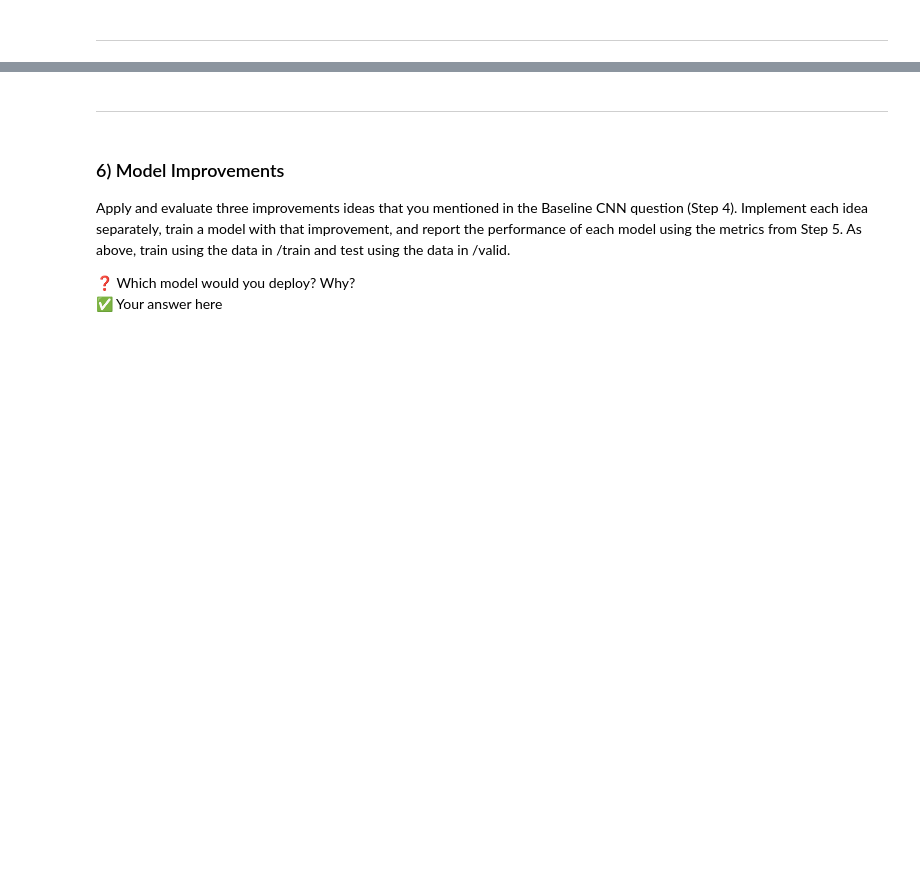
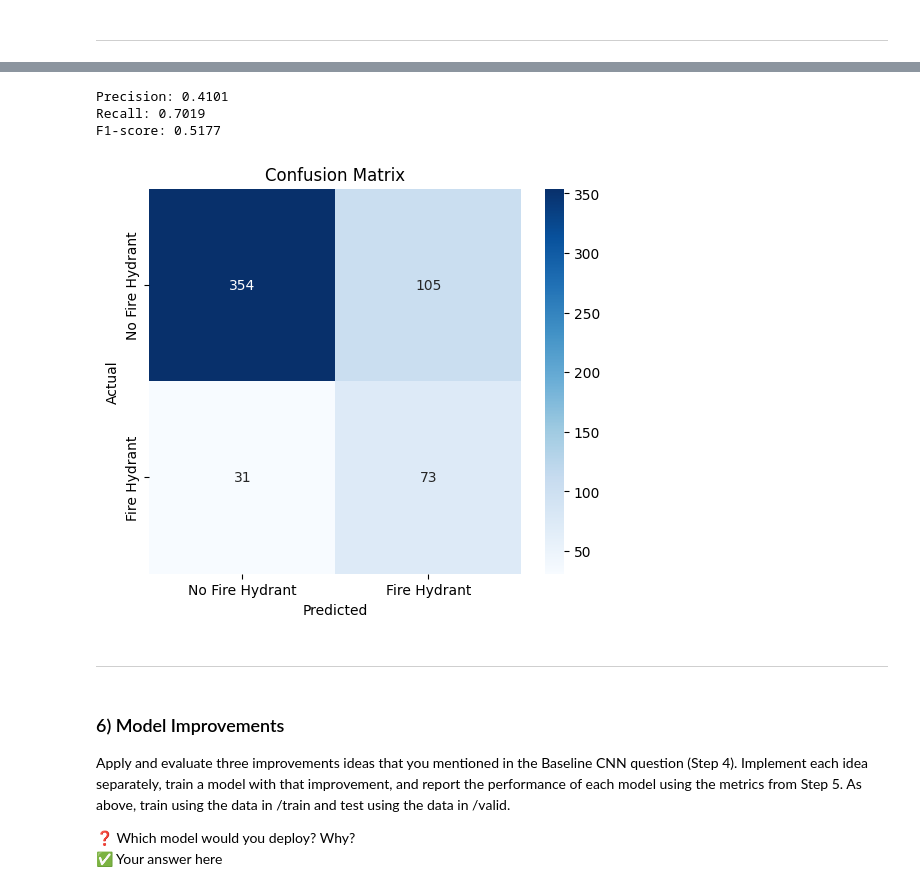
Before and after one commit to vladachini/ARMenu, a Jupyter notebook: W2025/Assignments/Assignment2/Ass2_SYSC4415_W25.ipynb, the cells around one changed output, grey strips where cells are left out. Saved outputs shown, nothing was run; the diff lists cells and outputs as text; code cells hidden in the pictures; blank space fills up the shorter version.

```diff
--- a/W2025/Assignments/Assignment2/Ass2_SYSC4415_W25.ipynb
+++ b/W2025/Assignments/Assignment2/Ass2_SYSC4415_W25.ipynb
@@ -260,3 +368,48 @@ Display the confusion matrix.
+# %%
+# Set model to evaluation mode
+model.eval()
+y_true = []
+y_pred = []
+
+# Disable gradient calculation for inference
+with torch.no_grad():
+    for images, labels in valid_loader:
+        images, labels = images.to(device), labels.to(device).cpu().numpy()  # Move images to GPU
+        outputs = model(images)  # Forward pass
+        preds = (outputs.cpu().numpy() > 0.5).astype(int)  # Convert probabilities to binary (0 or 1)
+
+        y_true.extend(labels)
+        y_pred.extend(preds)
+
+# Convert to numpy arrays
+y_true = np.array(y_true)
+y_pred = np.array(y_pred)
+
+# Calculate evaluation metrics
+precision = precision_score(y_true, y_pred)
+recall = recall_score(y_true, y_pred)
+f1 = f1_score(y_true, y_pred)
+
+print(f"Precision: {precision:.4f}")
+print(f"Recall: {recall:.4f}")
+print(f"F1-score: {f1:.4f}")
+# %% [output]
+Precision: 0.4101
+Recall: 0.7019
+F1-score: 0.5177
+# %%
+# Generate confusion matrix
+cm = confusion_matrix(y_true, y_pred)
+
+# Plot the confusion matrix
+plt.figure(figsize=(6,5))
+sns.heatmap(cm, annot=True, fmt="d", cmap="Blues", xticklabels=["No Fire Hydrant", "Fire Hydrant"], yticklabels=["No Fire Hydrant", "Fire Hydrant"])
+plt.xlabel("Predicted")
+plt.ylabel("Actual")
+plt.title("Confusion Matrix")
+plt.show()
+# %% [output]
+[figure, added]
 # %% [markdown]
 ---
 # %% [markdown]
```
Also changed, not shown: parts of 11 cells of this notebook.
